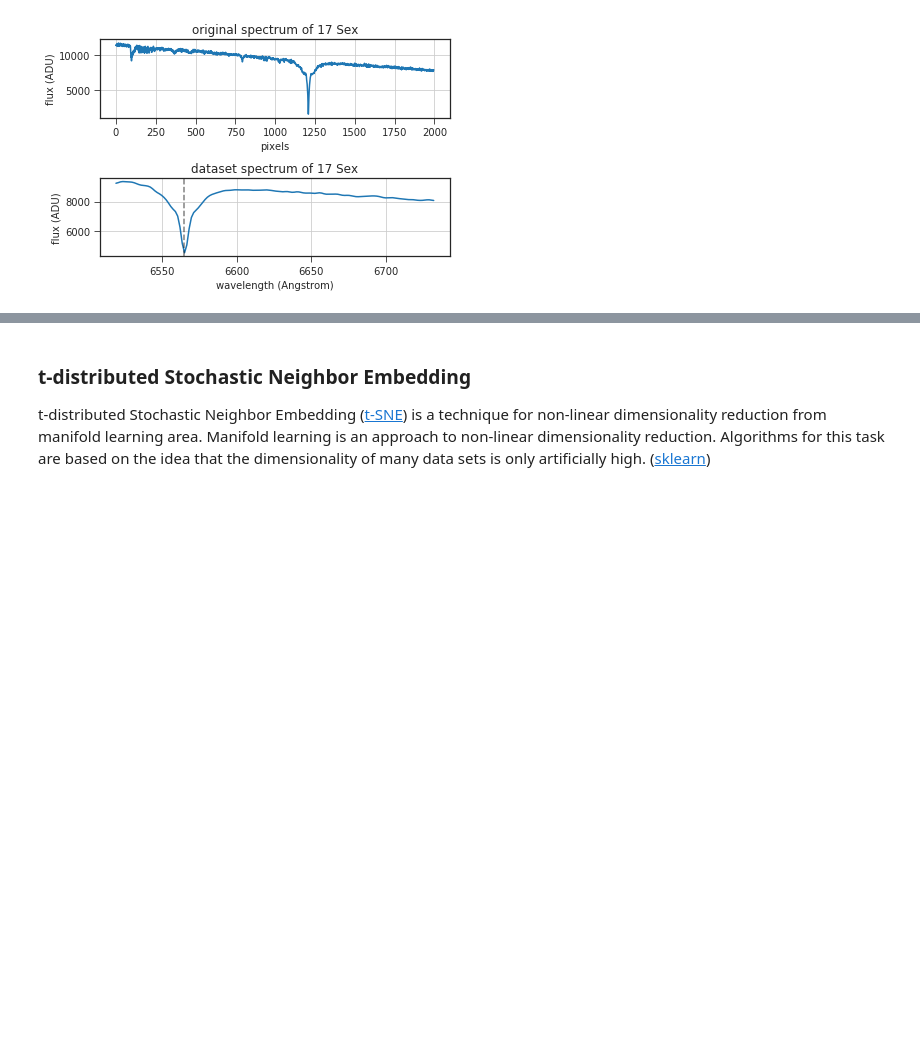
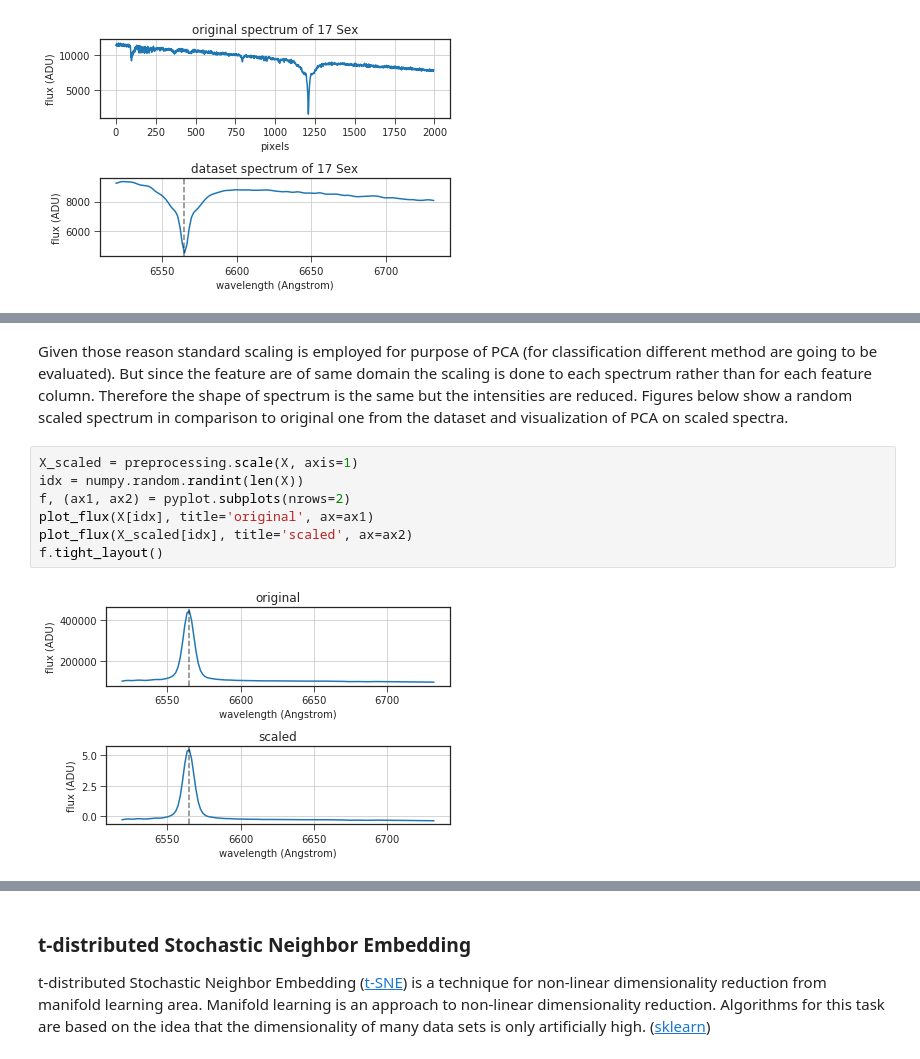
Before and after one commit to podondra/ondrejov-preprocessing, a Jupyter notebook: ondrejov-preprocessing.ipynb, the cells around one changed output, grey strips where cells are left out. Cells and saved outputs as stored; diff of their text form; blank space fills up the shorter version.

```diff
--- a/ondrejov-preprocessing.ipynb
+++ b/ondrejov-preprocessing.ipynb
@@ -237,2 +276,21 @@ plot_projection(X_pca)
+# %% [markdown]
+Given those reason standard scaling is employed for
+purpose of PCA
+(for classification different method are going to be evaluated).
+But since the feature are of same domain the scaling is done
+to each spectrum rather than for each feature column.
+Therefore the shape of spectrum is the same but the intensities are reduced.
+Figures below show a random scaled spectrum in comparison to original one
+from the dataset
+and visualization of PCA on scaled spectra.
+# %%
+X_scaled = preprocessing.scale(X, axis=1)
+idx = numpy.random.randint(len(X))
+f, (ax1, ax2) = pyplot.subplots(nrows=2)
+plot_flux(X[idx], title='original', ax=ax1)
+plot_flux(X_scaled[idx], title='scaled', ax=ax2)
+f.tight_layout()
+# %% [output]
+[figure, added]
 # %%
 pca = PCA(n_components=3)
```
Also changed, not shown: parts of 21 cells of this notebook.
